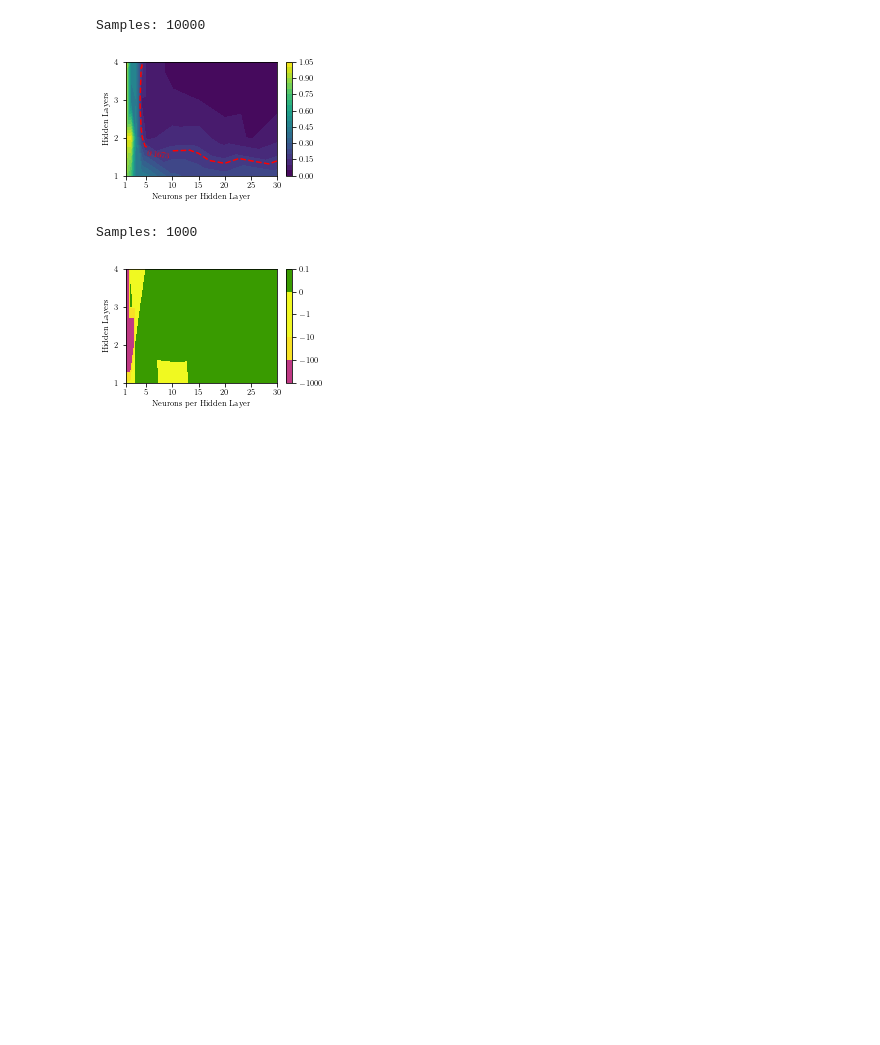
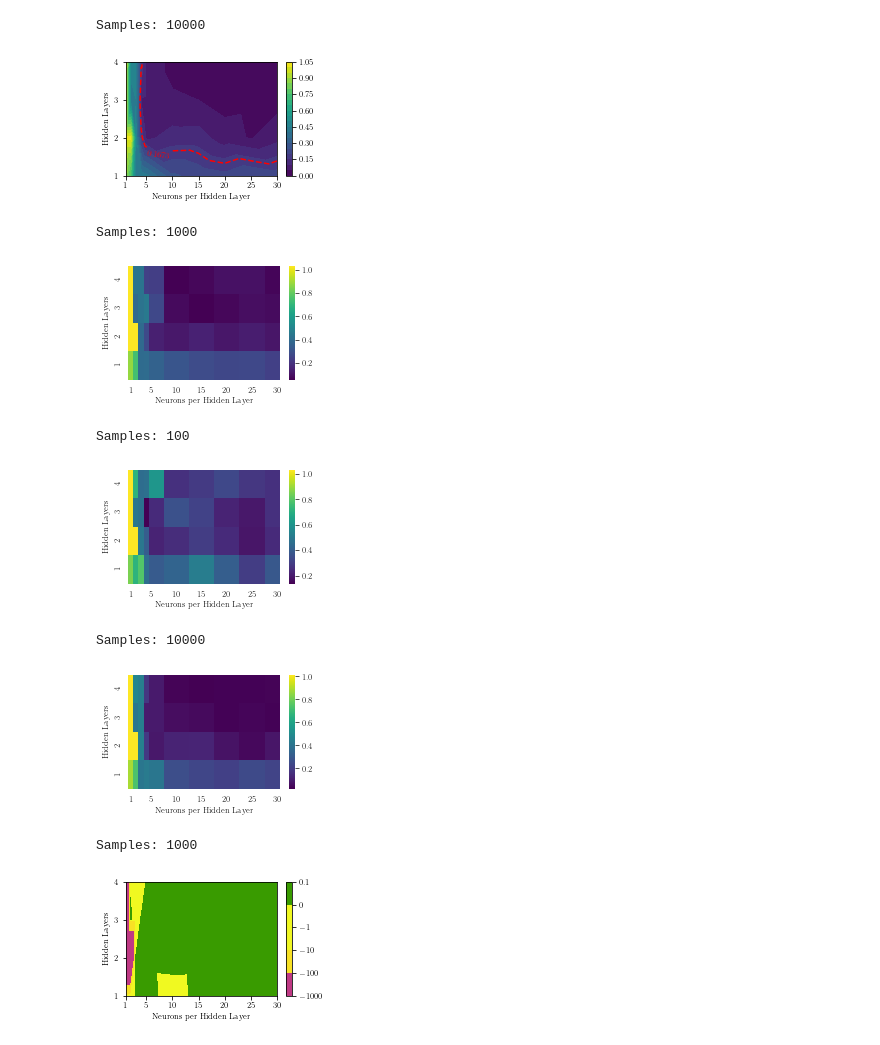
Before and after one commit to PREDICT-EPFL/evanqp, a Jupyter notebook: examples/lipschitz/benchmark_analysis.ipynb, the cells around one changed output. Cells and saved outputs as stored; diff of their text form; code cells hidden in the pictures; blank space fills up the shorter version.

Commit message:
update figures

```diff
--- a/examples/lipschitz/benchmark_analysis.ipynb
+++ b/examples/lipschitz/benchmark_analysis.ipynb
@@ -50,6 +86,37 @@ Samples: 100
 [figure]
 Samples: 10000
 [figure]
+# %%
+highlight_lvl = 0.16725606071380222
+
+for samples, values in bounds_by_samples.items():
+    print(f'Samples: {samples}')
+    x_axis_labels = np.arange(np.min(values[0]), np.max(values[0]) + 1)
+    y_axis_labels = np.arange(np.min(values[1]), np.max(values[1]) + 1)
+    data = np.zeros((len(x_axis_labels), len(y_axis_labels)))
+    for i in range(values.shape[1]):
+        data[int(values[0, i] - np.min(values[0])), int(values[1, i] - np.min(values[1]))] = values[2, i]
+
+    x_axis_labels = [(int(x) if x in [1, 5, 10, 15, 20, 25, 30] else None) for x in x_axis_labels]
+    y_axis_labels = [(int(x) if x in [1, 2, 3, 4] else None) for x in y_axis_labels]
+    mask = np.zeros_like(data, dtype=bool)
+    mask[data == 0] = True
+
+    data = interpolate_missing_pixels(data, mask)
+
+    with sns.axes_style('white'):
+        sns.heatmap(np.flip(data, axis=1).T, xticklabels=x_axis_labels, yticklabels=np.flip(y_axis_labels), rasterized=True, cmap='viridis')
+    plt.xlabel('Neurons per Hidden Layer')
+    plt.ylabel('Hidden Layers')
+    plt.savefig(f'figures/approximation_error_{samples}.pdf', dpi=500, bbox_inches='tight', pad_inches=0.03)
+    plt.show()
+# %% [output]
+Samples: 1000
+[figure, added]
+Samples: 100
+[figure, added]
+Samples: 10000
+[figure, added]
 # %%
 viridis = cm.get_cmap('plasma', 10000)
 newcolors = viridis(np.linspace(0, 1, 10000))
```
Also changed, not shown: parts of 7 cells of this notebook, 19 other files.
